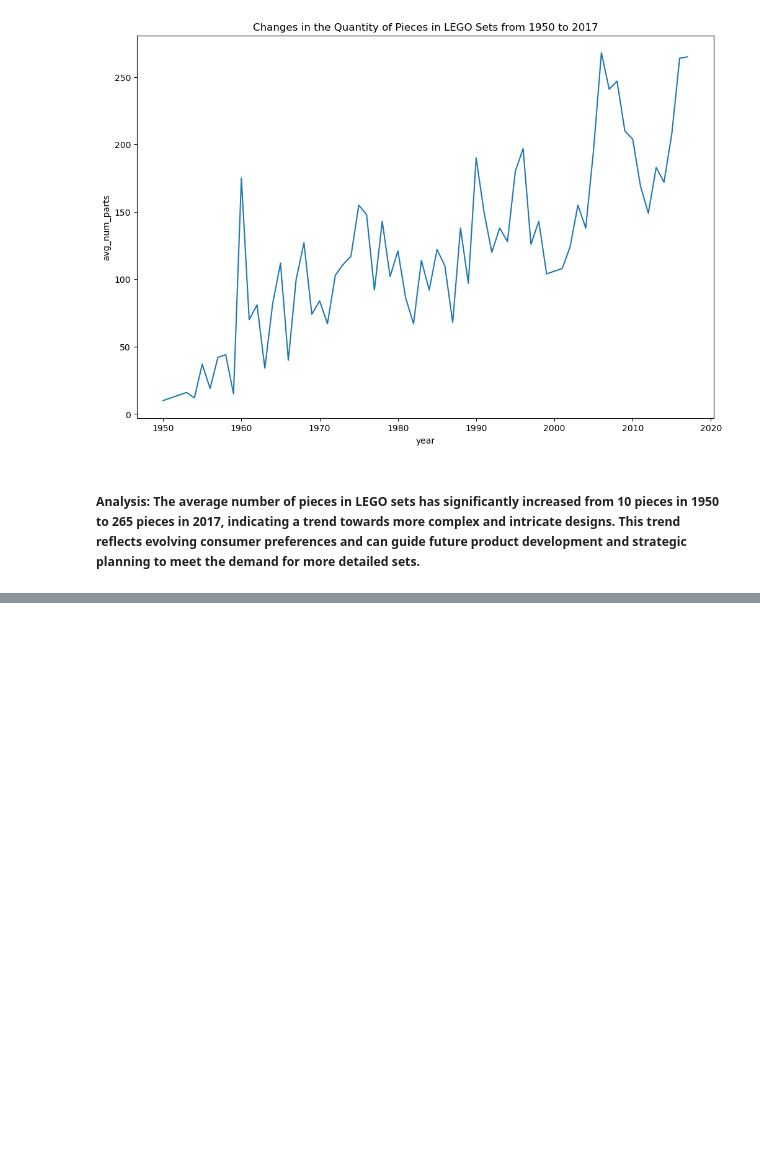
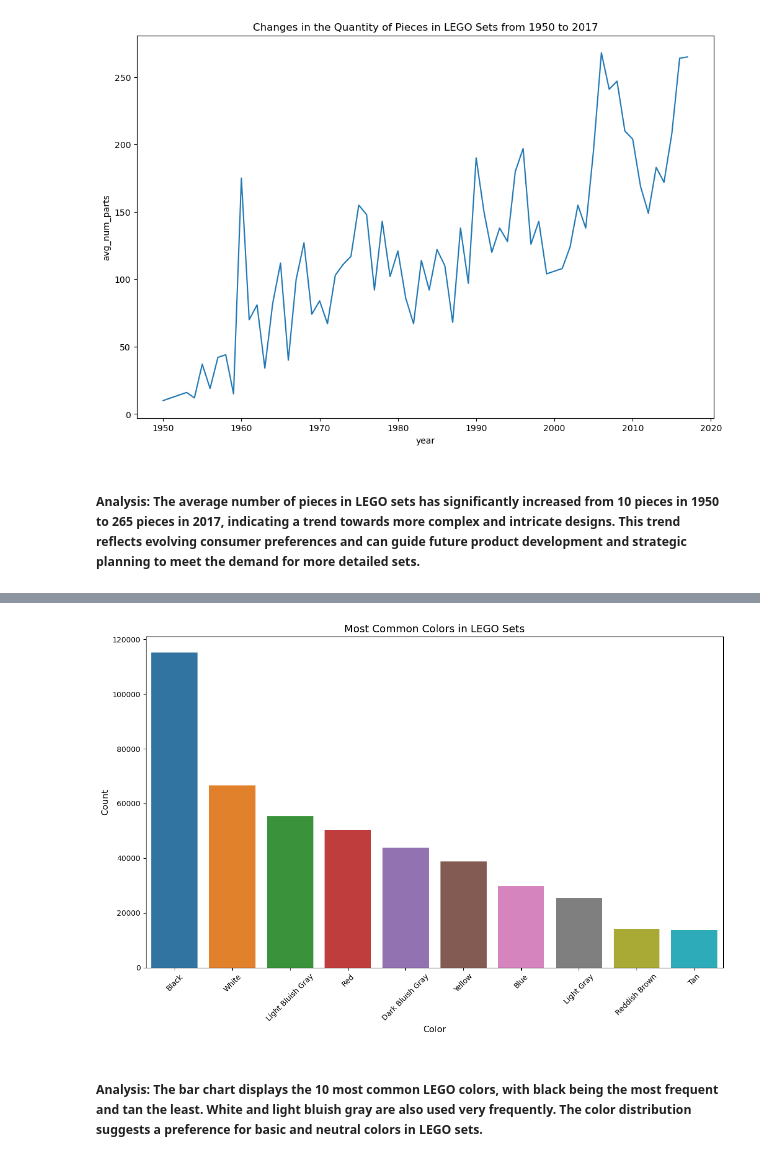
Before and after one commit to DaniCoco31/miniproject_week4, a Jupyter notebook: Notebooks/legodb_processing.ipynb, the cells around one changed output, grey strips where cells are left out. Saved outputs shown, nothing was run; the diff lists cells and outputs as text; code cells hidden in the pictures; blank space fills up the shorter version.

```diff
--- a/Notebooks/legodb_processing.ipynb
+++ b/Notebooks/legodb_processing.ipynb
@@ -211,0 +254,6 @@ visualize_changes_in_quantity_of_pieces(df_changes_in_quantity_of_pieces)
+# %%
+visualize_most_common_colors(connection, queries)
+# %% [output]
+[figure, added]
+# %% [markdown]
+##### Analysis: The bar chart displays the 10 most common LEGO colors, with black being the most frequent and tan the least. White and light bluish gray are also used very frequently. The color distribution suggests a preference for basic and neutral colors in LEGO sets.
```
Also changed, not shown: parts of 23 cells of this notebook, 5 other files.
